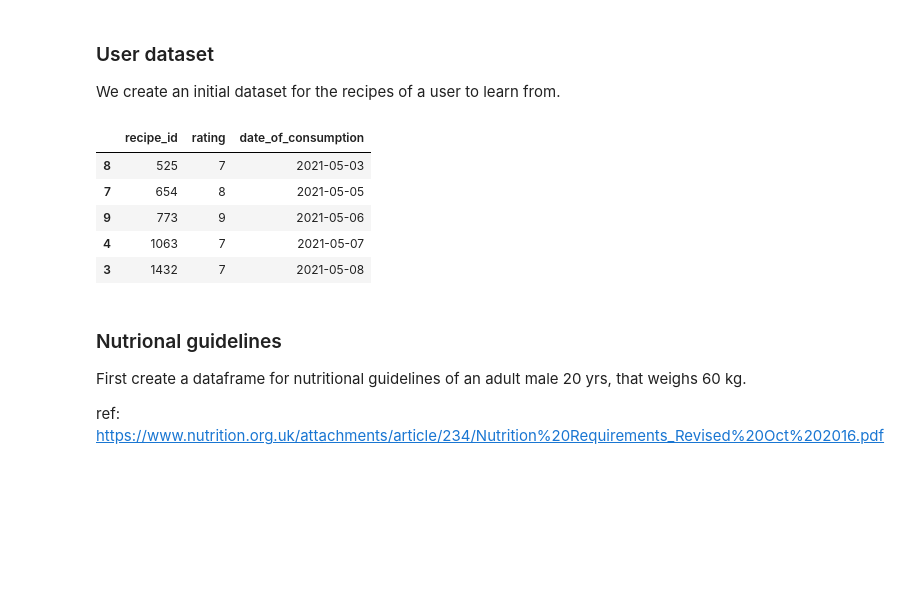
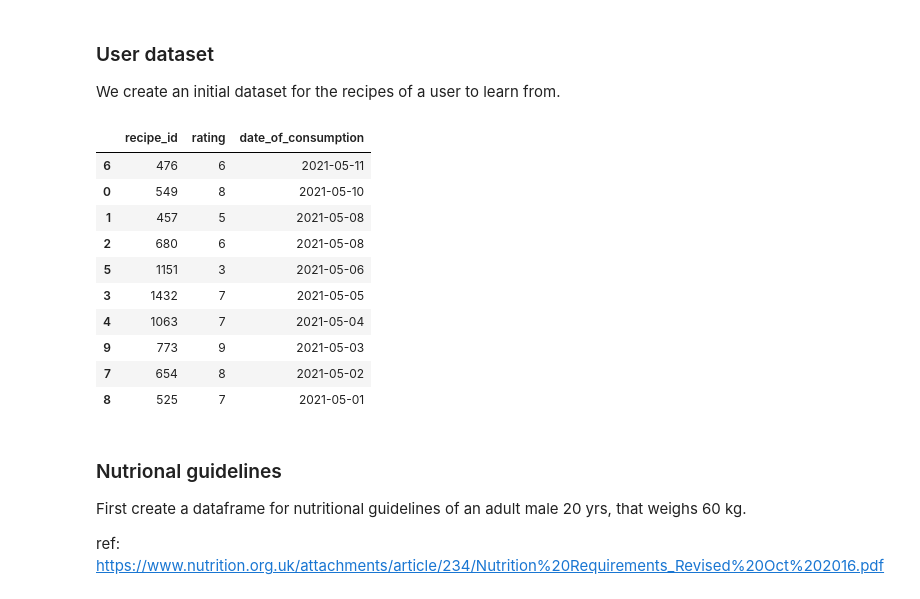
Before and after one commit to jellehuibregtse/recipe-recommendation-system, a Jupyter notebook: cookbook_ml.ipynb, the cells around one changed output. Drawn from its saved outputs; the diff is of its cells as text; code cells hidden in the pictures; blank space fills up the shorter version.

```diff
--- a/cookbook_ml.ipynb
+++ b/cookbook_ml.ipynb
@@ -73,18 +74,23 @@ df_recipe
 We create an initial dataset for the recipes of a user to learn from.
 # %%
 df_user_recipe = pd.DataFrame(
-    {'recipe_id': [549, 457, 680, 1432, 1063, 1151, 476, 654, 525, 773, 856],
-     'rating': [8, 5, 6, 7, 7, 3, 6, 8, 7, 9, 8],
-     'date_of_consumption': ['2021-05-12', '2021-05-11', '2021-05-11', '2021-05-08', '2021-05-07', '2021-05-09', '2021-05-13', '2021-05-05', '2021-05-03', '2021-05-06', '2021-05-12']})
-df_user_recipe = df_user_recipe.sort_values(by='date_of_consumption')
-df_user_recipe.head()
+    {'recipe_id': [549, 457, 680, 1432, 1063, 1151, 476, 654, 525, 773],
+     'rating': [8, 5, 6, 7, 7, 3, 6, 8, 7, 9],
+     'date_of_consumption': ['2021-05-10', '2021-05-08', '2021-05-08', '2021-05-05', '2021-05-04', '2021-05-06', '2021-05-11', '2021-05-02', '2021-05-01', '2021-05-03']})
+df_user_recipe = df_user_recipe.sort_values(by='date_of_consumption', ascending=0)
+df_user_recipe
 # %% [output]
 |  | recipe_id | rating | date_of_consumption |
-| 8 | 525 | 7 | 2021-05-03 |
-| 7 | 654 | 8 | 2021-05-05 |
-| 9 | 773 | 9 | 2021-05-06 |
-| 4 | 1063 | 7 | 2021-05-07 |
-| 3 | 1432 | 7 | 2021-05-08 |
+| 6 | 476 | 6 | 2021-05-11 |
+| 0 | 549 | 8 | 2021-05-10 |
+| 1 | 457 | 5 | 2021-05-08 |
+| 2 | 680 | 6 | 2021-05-08 |
+| 5 | 1151 | 3 | 2021-05-06 |
+| 3 | 1432 | 7 | 2021-05-05 |
+| 4 | 1063 | 7 | 2021-05-04 |
+| 9 | 773 | 9 | 2021-05-03 |
+| 7 | 654 | 8 | 2021-05-02 |
+| 8 | 525 | 7 | 2021-05-01 |
 # %% [markdown]
 ### Nutrional guidelines
 First create a dataframe for nutritional guidelines of an adult male 20 yrs, that weighs 60 kg.
```
Also changed, not shown: parts of 4 cells of this notebook.
